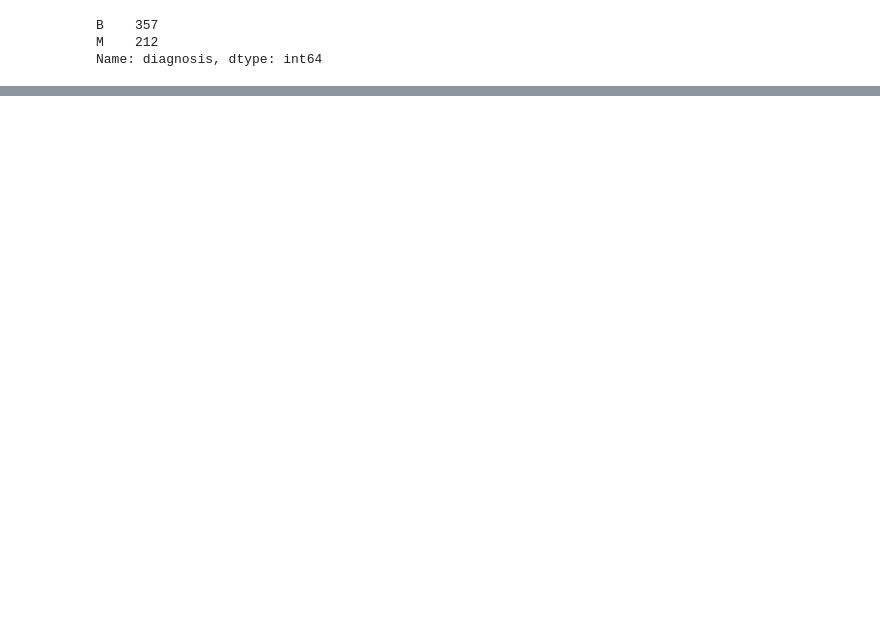
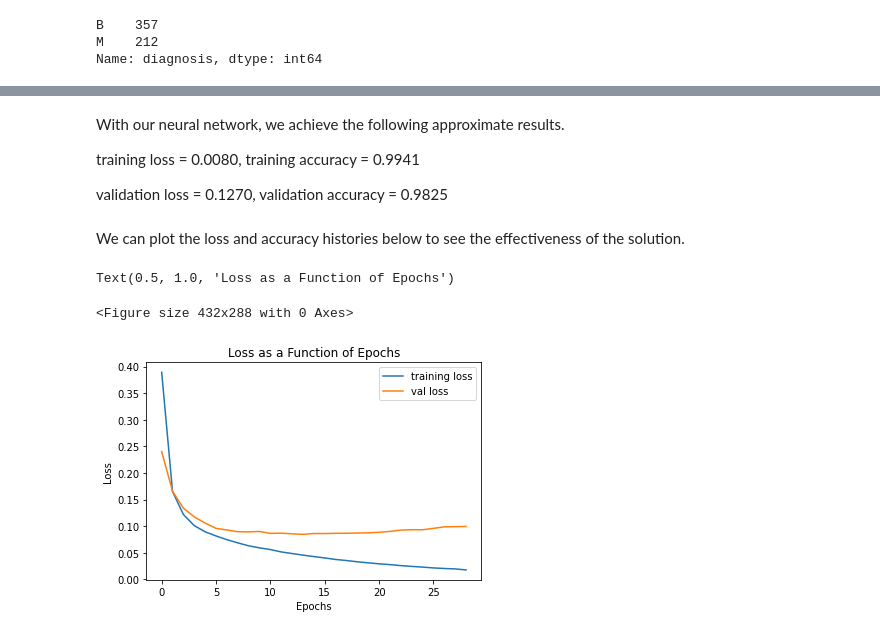
Before and after one commit to alessnarciso/ml-cancer-detection, a Jupyter notebook: CancerDetection.ipynb, the cells around one changed output, grey strips where cells are left out. Drawn from its saved outputs; the diff is of its cells as text; code cells hidden in the pictures; blank space fills up the shorter version.

Commit message:
added simple regression model and model eval

```diff
--- a/CancerDetection.ipynb
+++ b/CancerDetection.ipynb
@@ -150,0 +240,4 @@ df.shape
+# %%
+#separate labels from data
+x_data = df.iloc[:,1:31]
+y_data = df.iloc[:,0]
@@ -150,0 +295,5 @@ df.shape
+# %%
+model = Sequential()
+model.add(Dense(512, input_shape = (30,), activation='relu'))
+model.add(Dense(1, activation='sigmoid'))
+model.compile(loss = 'binary_crossentropy', optimizer = Adam(lr = 0.001), metrics = ['accuracy'])
@@ -150,0 +302,10 @@ df.shape
+# %%
+#to prevent overfitting
+earlystopper = EarlyStopping(monitor = 'val_loss', min_delta = 0, patience = 15, verbose = 0, mode = 'auto')
+
+#train for 100 epochs
+history = model.fit(x_train, y_train, epochs = 100, validation_data = (x_test, y_test), verbose = 1,
+                    callbacks = [earlystopper])
+
+#save history
+history_dict = history.history
@@ -150,0 +330,28 @@ df.shape
+# %% [markdown]
+With our neural network, we achieve the following approximate results.
+
+training loss = 0.0080, training accuracy = 0.9941
+
+validation loss = 0.1270, validation accuracy = 0.9825
+# %% [markdown]
+We can plot the loss and accuracy histories below to see the effectiveness of the solution.
+# %%
+#plot
+train_loss = history_dict['loss']
+val_loss = history_dict['val_loss']
+
+plt.figure()
+plt.figure()
+
+plt.plot(train_loss, label = 'training loss')
+plt.plot(val_loss, label='val loss')
+
+#legend and labels
+plt.legend()
+plt.xlabel("Epochs")
+plt.ylabel("Loss")
+plt.title("Loss as a Function of Epochs")
+# %% [output]
+Text(0.5, 1.0, 'Loss as a Function of Epochs')
+<Figure size 432x288 with 0 Axes>
+[figure, added]
```
Also changed, not shown: parts of 41 cells of this notebook.
